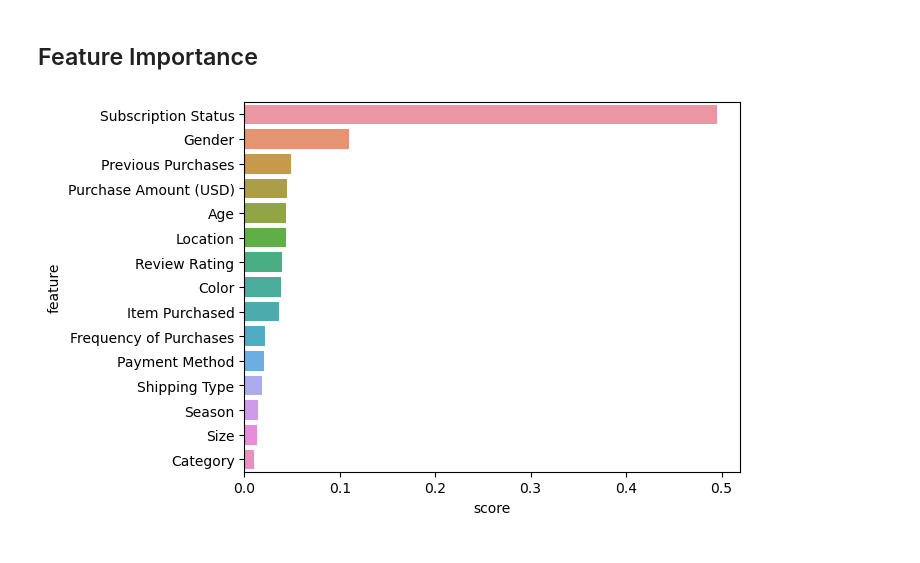
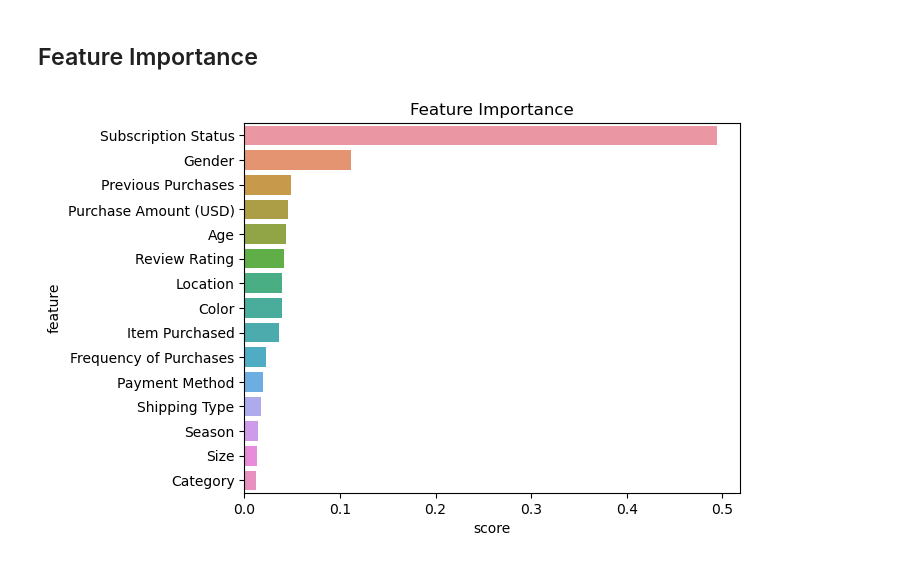
Before and after one commit to ScubaDiving/ML-For-Business, a Jupyter notebook: Project/shopping_regression.ipynb, the cells around one changed output. Cells and saved outputs as stored; diff of their text form; code cells hidden in the pictures.

Commit message:
Project updates - decision tree working

```diff
--- a/Project/shopping_regression.ipynb
+++ b/Project/shopping_regression.ipynb
@@ -180,8 +171,6 @@ df_prep.head(10)
 | 7 | 8 | 27 | 1 | 18 | 1 | 34 | 17 | 0 | ... |
 | 8 | 9 | 26 | 1 | 4 | 3 | 97 | 47 | 0 | ... |
 | 9 | 10 | 57 | 1 | 7 | 0 | 31 | 24 | 1 | ... |
-# %%
-df_prep = df_prep.drop("Customer ID", axis=1)
 # %% [markdown]
 ***Now, all the features are numeric.***
 # %% [markdown]
@@ -192,5 +181,5 @@ df_prep = df_prep.drop("Customer ID", axis=1)
 # %%
-X = df_prep.drop(["Promo Code Used", "Discount Applied"], axis=1)
+X = df_prep.drop(["Promo Code Used", "Discount Applied", "Customer ID"], axis=1)
 y = df_prep["Promo Code Used"]
 y.describe()
 # %% [output]
@@ -306,3 +293,3 @@ tree = DecisionTreeClassifier(max_depth=10)
 # %%
-tree.fit(X,y)
+tree.fit(X_train,y_train)
 # %% [output]
@@ -331,10 +318,11 @@ The recall for Tree is  0.840782122905028
 # %%
 rf_feature_score = rf.feature_importances_
 feature_names = list(X)
 df_rf_feature_score = pd.DataFrame(data=feature_names, columns=["feature"])
 df_rf_feature_score["score"]= rf_feature_score
 df_rf_feature_score = df_rf_feature_score.sort_values(by=['score'], ascending=False)
-sns.barplot(y="feature", x="score", data=df_rf_feature_score)
+ax = sns.barplot(y="feature", x="score", data=df_rf_feature_score)
+ax.set_title('Feature Importance')
 plt.show()
 # %% [output]
-[figure, old version]
+[figure, new version]
```
Also changed, not shown: parts of 13 cells of this notebook.
